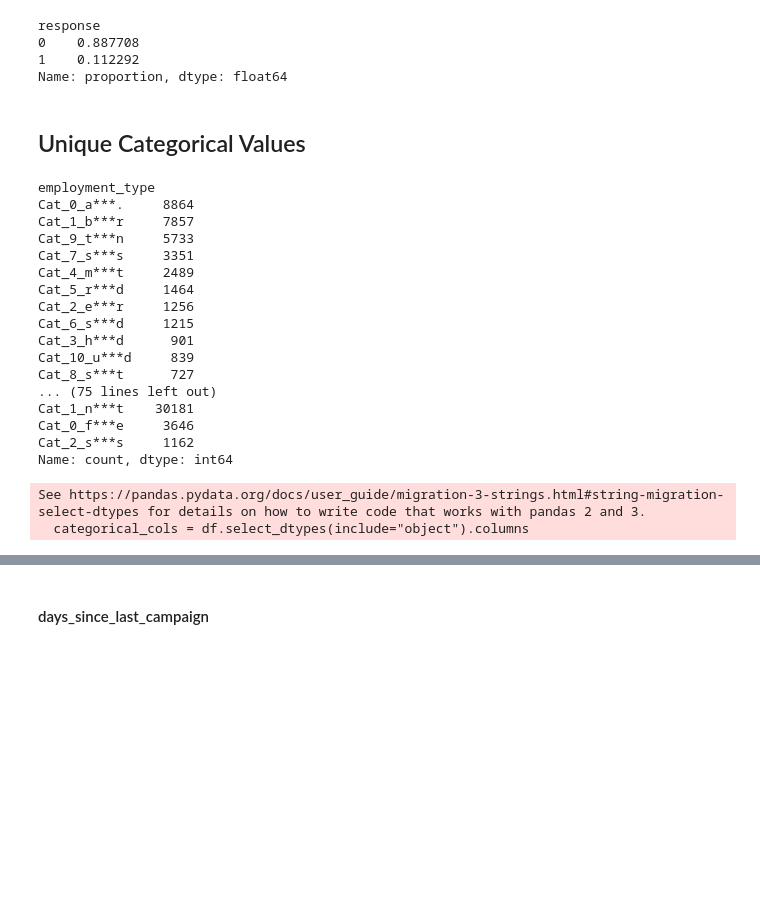
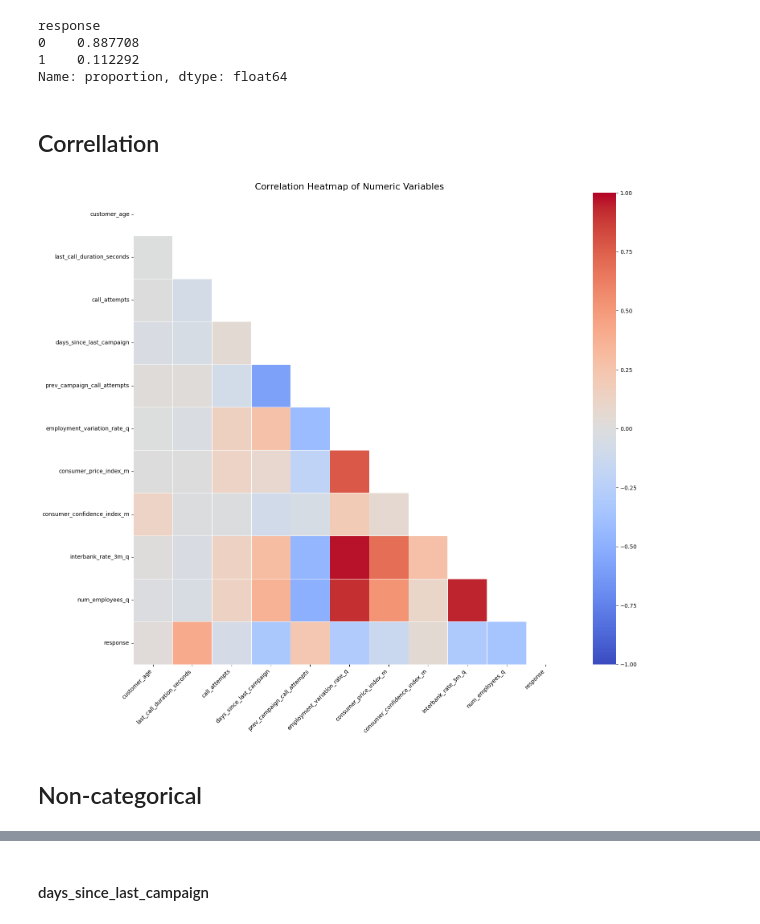
Before and after one commit to baldeoJV/GoTyme_caseStudy, a Jupyter notebook: case.ipynb, the cells around one changed output, grey strips where cells are left out. Cells and saved outputs as stored; diff of their text form; code cells hidden in the pictures; blank space fills up the shorter version.

```diff
--- a/case.ipynb
+++ b/case.ipynb
@@ -179,31 +212,41 @@ response
 0    0.887708
 1    0.112292
 Name: proportion, dtype: float64
-# %% [markdown]
-## Unique Categorical Values
-# %%
-categorical_cols = df.select_dtypes(include="object").columns
-
-for col in categorical_cols:
-    print(f"\n")
-    print(df[col].value_counts())
-# %% [output]
-employment_type
-Cat_0_a***.     8864
-Cat_1_b***r     7857
-Cat_9_t***n     5733
-Cat_7_s***s     3351
-Cat_4_m***t     2489
-Cat_5_r***d     1464
-Cat_2_e***r     1256
-Cat_6_s***d     1215
-Cat_3_h***d      901
-Cat_10_u***d     839
-Cat_8_s***t      727
-... (75 lines left out)
-Cat_1_n***t    30181
-Cat_0_f***e     3646
-Cat_2_s***s     1162
-Name: count, dtype: int64
-See https://pandas.pydata.org/docs/user_guide/migration-3-strings.html#string-migration-select-dtypes for details on how to write code that works with pandas 2 and 3.
-  categorical_cols = df.select_dtypes(include="object").columns
+# %% [markdown]
+## Correllation
+# %%
+import numpy as np
+import seaborn as sns
+
+import matplotlib.pyplot as plt
+
+# Keep only numeric columns for the correlation heatmap
+numeric_df = df.select_dtypes(include=["number"])
+
+# Correlation matrix
+corr = numeric_df.corr()
+
+# Plot
+plt.figure(figsize=(16, 14))
+mask = np.triu(np.ones_like(corr, dtype=bool))
+
+sns.heatmap(
+    corr,
+    mask=mask,
+    cmap="coolwarm",
+    vmin=-1,
+    vmax=1,
+    annot=False,
+    linewidths=0.5,
+    square=False
+)
+
+plt.title("Correlation Heatmap of Numeric Variables", fontsize=16)
+plt.xticks(rotation=45, ha="right")
+plt.yticks(rotation=0)
+plt.tight_layout()
+plt.show()
+# %% [output]
+[figure, added]
+# %% [markdown]
+## Non-categorical
```
Also changed, not shown: parts of 28 cells of this notebook, 2 other files.
